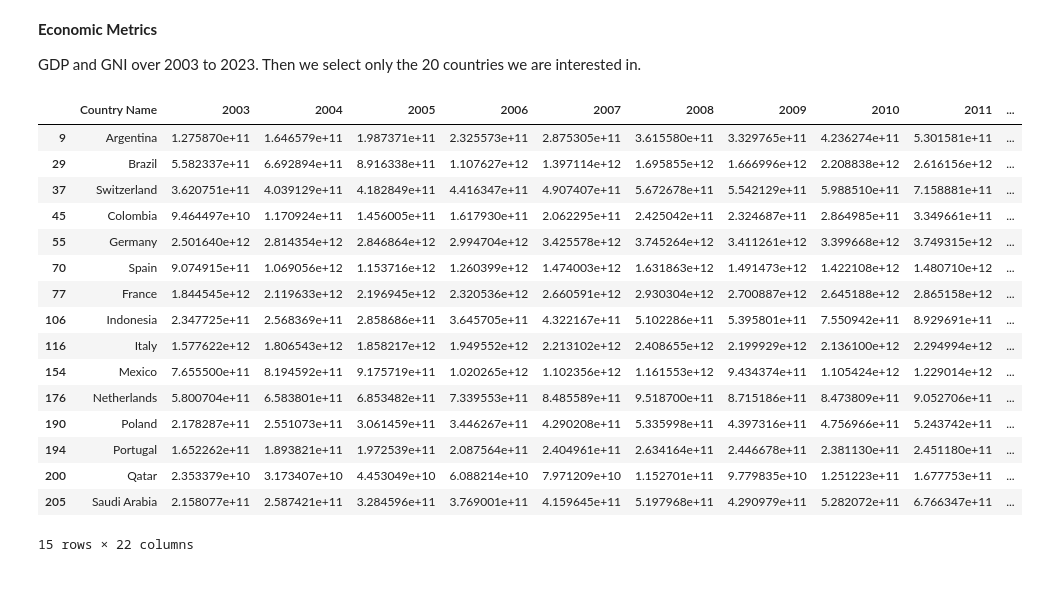
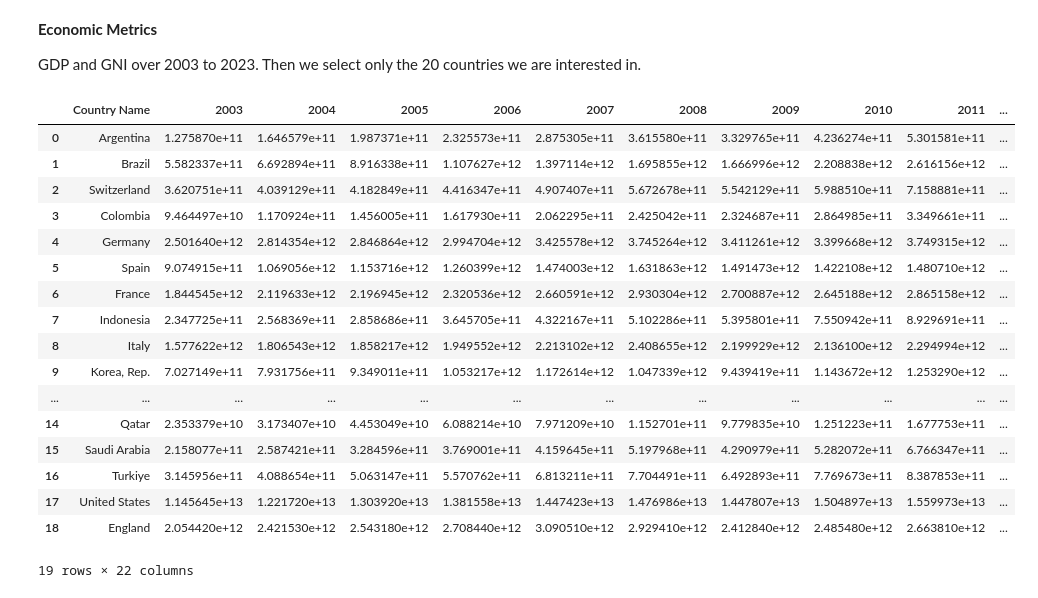
Before and after one commit to earaki/ECON323Project, a Jupyter notebook: Final Project/Final Project AraKim.ipynb, the cells around one changed output. Drawn from its saved outputs; the diff is of its cells as text; code cells hidden in the pictures.

```diff
--- a/Final Project/Final Project AraKim.ipynb
+++ b/Final Project/Final Project AraKim.ipynb
@@ -373,30 +382,51 @@ market_value.head()
 GDP and GNI over 2003 to 2023. Then we select only the 20 countries we are interested in.
 # %%
 # Loading GDP data (2010-2023)
+filtered_teams = [
+    "England", "Spain", "Germany", "Brazil", "Italy", "Argentina", "Mexico",
+    "United States", "France", "Saudi Arabia", "Turkiye", "Qatar", "Korea, Rep.",
+    "Indonesia", "Colombia", "Portugal", "Netherlands", "Poland", "Scotland",
+    "Switzerland"
+]
 gdp = pd.read_csv("Data sets/GDP/GDP.csv", skiprows = 4)
 
 cleaned_gdp = gdp.loc[:, ['Country Name'] + [str(year) for year in range(2003, 2024)]]
-cleaned_gdp.head()
+
 
 selected_gdp = cleaned_gdp[cleaned_gdp['Country Name'].isin(filtered_teams)]
-selected_gdp
+
+# add GDP data for England
+england_gdp_data = {
+    "Country Name": "England",
+    "2003": 2054.42e9, "2004": 2421.53e9, "2005": 2543.18e9, "2006": 2708.44e9,
+    "2007": 3090.51e9, "2008": 2929.41e9, "2009": 2412.84e9, "2010": 2485.48e9,
+    "2011": 2663.81e9, "2012": 2707.09e9, "2013": 2784.85e9, "2014": 3064.71e9,
+    "2015": 2927.91e9, "2016": 2689.11e9, "2017": 2680.15e9, "2018": 2871.34e9,
+    "2019": 2851.41e9, "2020": 2697.81e9, "2021": 3141.51e9, "2022": 3088.84e9,
+    "2023": 3340.03e9
+}
+england_gdp_df = pd.DataFrame([england_gdp_data])
+selected_gdp = pd.concat([selected_gdp, england_gdp_df], ignore_index=True)
+
+# add GDP data for Scotland
 # %% [output]
 |  | Country Name | 2003 | 2004 | 2005 | 2006 | 2007 | 2008 | 2009 | 2010 | 2011 | ... |
-| 9 | Argentina | 1.275870e+11 | 1.646579e+11 | 1.987371e+11 | 2.325573e+11 | 2.875305e+11 | 3.615580e+11 | 3.329765e+11 | 4.236274e+11 | 5.301581e+11 | ... |
-| 29 | Brazil | 5.582337e+11 | 6.692894e+11 | 8.916338e+11 | 1.107627e+12 | 1.397114e+12 | 1.695855e+12 | 1.666996e+12 | 2.208838e+12 | 2.616156e+12 | ... |
-| 37 | Switzerland | 3.620751e+11 | 4.039129e+11 | 4.182849e+11 | 4.416347e+11 | 4.907407e+11 | 5.672678e+11 | 5.542129e+11 | 5.988510e+11 | 7.158881e+11 | ... |
-| 45 | Colombia | 9.464497e+10 | 1.170924e+11 | 1.456005e+11 | 1.617930e+11 | 2.062295e+11 | 2.425042e+11 | 2.324687e+11 | 2.864985e+11 | 3.349661e+11 | ... |
-| 55 | Germany | 2.501640e+12 | 2.814354e+12 | 2.846864e+12 | 2.994704e+12 | 3.425578e+12 | 3.745264e+12 | 3.411261e+12 | 3.399668e+12 | 3.749315e+12 | ... |
-| 70 | Spain | 9.074915e+11 | 1.069056e+12 | 1.153716e+12 | 1.260399e+12 | 1.474003e+12 | 1.631863e+12 | 1.491473e+12 | 1.422108e+12 | 1.480710e+12 | ... |
-| 77 | France | 1.844545e+12 | 2.119633e+12 | 2.196945e+12 | 2.320536e+12 | 2.660591e+12 | 2.930304e+12 | 2.700887e+12 | 2.645188e+12 | 2.865158e+12 | ... |
-| 106 | Indonesia | 2.347725e+11 | 2.568369e+11 | 2.858686e+11 | 3.645705e+11 | 4.322167e+11 | 5.102286e+11 | 5.395801e+11 | 7.550942e+11 | 8.929691e+11 | ... |
-| 116 | Italy | 1.577622e+12 | 1.806543e+12 | 1.858217e+12 | 1.949552e+12 | 2.213102e+12 | 2.408655e+12 | 2.199929e+12 | 2.136100e+12 | 2.294994e+12 | ... |
-| 154 | Mexico | 7.655500e+11 | 8.194592e+11 | 9.175719e+11 | 1.020265e+12 | 1.102356e+12 | 1.161553e+12 | 9.434374e+11 | 1.105424e+12 | 1.229014e+12 | ... |
-| 176 | Netherlands | 5.800704e+11 | 6.583801e+11 | 6.853482e+11 | 7.339553e+11 | 8.485589e+11 | 9.518700e+11 | 8.715186e+11 | 8.473809e+11 | 9.052706e+11 | ... |
-| 190 | Poland | 2.178287e+11 | 2.551073e+11 | 3.061459e+11 | 3.446267e+11 | 4.290208e+11 | 5.335998e+11 | 4.397316e+11 | 4.756966e+11 | 5.243742e+11 | ... |
-| 194 | Portugal | 1.652262e+11 | 1.893821e+11 | 1.972539e+11 | 2.087564e+11 | 2.404961e+11 | 2.634164e+11 | 2.446678e+11 | 2.381130e+11 | 2.451180e+11 | ... |
-| 200 | Qatar | 2.353379e+10 | 3.173407e+10 | 4.453049e+10 | 6.088214e+10 | 7.971209e+10 | 1.152701e+11 | 9.779835e+10 | 1.251223e+11 | 1.677753e+11 | ... |
-| 205 | Saudi Arabia | 2.158077e+11 | 2.587421e+11 | 3.284596e+11 | 3.769001e+11 | 4.159645e+11 | 5.197968e+11 | 4.290979e+11 | 5.282072e+11 | 6.766347e+11 | ... |
+| 0 | Argentina | 1.275870e+11 | 1.646579e+11 | 1.987371e+11 | 2.325573e+11 | 2.875305e+11 | 3.615580e+11 | 3.329765e+11 | 4.236274e+11 | 5.301581e+11 | ... |
+| 1 | Brazil | 5.582337e+11 | 6.692894e+11 | 8.916338e+11 | 1.107627e+12 | 1.397114e+12 | 1.695855e+12 | 1.666996e+12 | 2.208838e+12 | 2.616156e+12 | ... |
+| 2 | Switzerland | 3.620751e+11 | 4.039129e+11 | 4.182849e+11 | 4.416347e+11 | 4.907407e+11 | 5.672678e+11 | 5.542129e+11 | 5.988510e+11 | 7.158881e+11 | ... |
+| 3 | Colombia | 9.464497e+10 | 1.170924e+11 | 1.456005e+11 | 1.617930e+11 | 2.062295e+11 | 2.425042e+11 | 2.324687e+11 | 2.864985e+11 | 3.349661e+11 | ... |
+| 4 | Germany | 2.501640e+12 | 2.814354e+12 | 2.846864e+12 | 2.994704e+12 | 3.425578e+12 | 3.745264e+12 | 3.411261e+12 | 3.399668e+12 | 3.749315e+12 | ... |
+| 5 | Spain | 9.074915e+11 | 1.069056e+12 | 1.153716e+12 | 1.260399e+12 | 1.474003e+12 | 1.631863e+12 | 1.491473e+12 | 1.422108e+12 | 1.480710e+12 | ... |
+| 6 | France | 1.844545e+12 | 2.119633e+12 | 2.196945e+12 | 2.320536e+12 | 2.660591e+12 | 2.930304e+12 | 2.700887e+12 | 2.645188e+12 | 2.865158e+12 | ... |
+| 7 | Indonesia | 2.347725e+11 | 2.568369e+11 | 2.858686e+11 | 3.645705e+11 | 4.322167e+11 | 5.102286e+11 | 5.395801e+11 | 7.550942e+11 | 8.929691e+11 | ... |
+| 8 | Italy | 1.577622e+12 | 1.806543e+12 | 1.858217e+12 | 1.949552e+12 | 2.213102e+12 | 2.408655e+12 | 2.199929e+12 | 2.136100e+12 | 2.294994e+12 | ... |
+| 9 | Korea, Rep. | 7.027149e+11 | 7.931756e+11 | 9.349011e+11 | 1.053217e+12 | 1.172614e+12 | 1.047339e+12 | 9.439419e+11 | 1.143672e+12 | 1.253290e+12 | ... |
+| ... | ... | ... | ... | ... | ... | ... | ... | ... | ... | ... | ... |
+| 14 | Qatar | 2.353379e+10 | 3.173407e+10 | 4.453049e+10 | 6.088214e+10 | 7.971209e+10 | 1.152701e+11 | 9.779835e+10 | 1.251223e+11 | 1.677753e+11 | ... |
+| 15 | Saudi Arabia | 2.158077e+11 | 2.587421e+11 | 3.284596e+11 | 3.769001e+11 | 4.159645e+11 | 5.197968e+11 | 4.290979e+11 | 5.282072e+11 | 6.766347e+11 | ... |
+| 16 | Turkiye | 3.145956e+11 | 4.088654e+11 | 5.063147e+11 | 5.570762e+11 | 6.813211e+11 | 7.704491e+11 | 6.492893e+11 | 7.769673e+11 | 8.387853e+11 | ... |
+| 17 | United States | 1.145645e+13 | 1.221720e+13 | 1.303920e+13 | 1.381558e+13 | 1.447423e+13 | 1.476986e+13 | 1.447807e+13 | 1.504897e+13 | 1.559973e+13 | ... |
+| 18 | England | 2.054420e+12 | 2.421530e+12 | 2.543180e+12 | 2.708440e+12 | 3.090510e+12 | 2.929410e+12 | 2.412840e+12 | 2.485480e+12 | 2.663810e+12 | ... |
-15 rows × 22 columns
+19 rows × 22 columns
 # %%
 # Loading GNI data (2003-2023)
```
Also changed, not shown: parts of 4 cells of this notebook, 2 other files.
